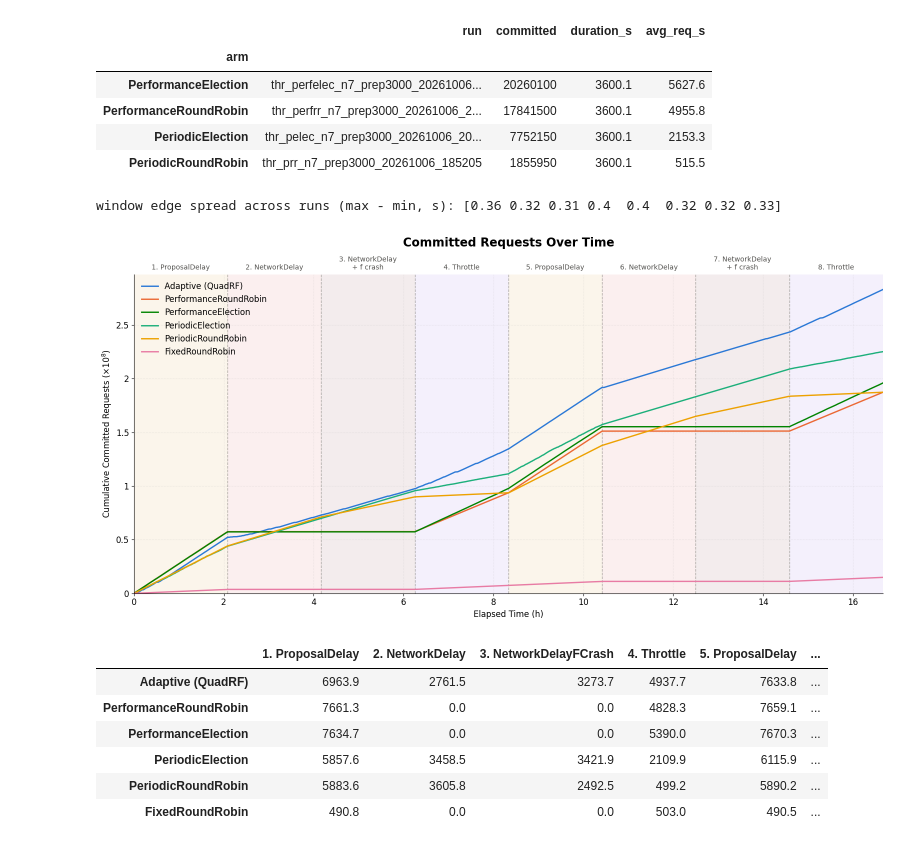
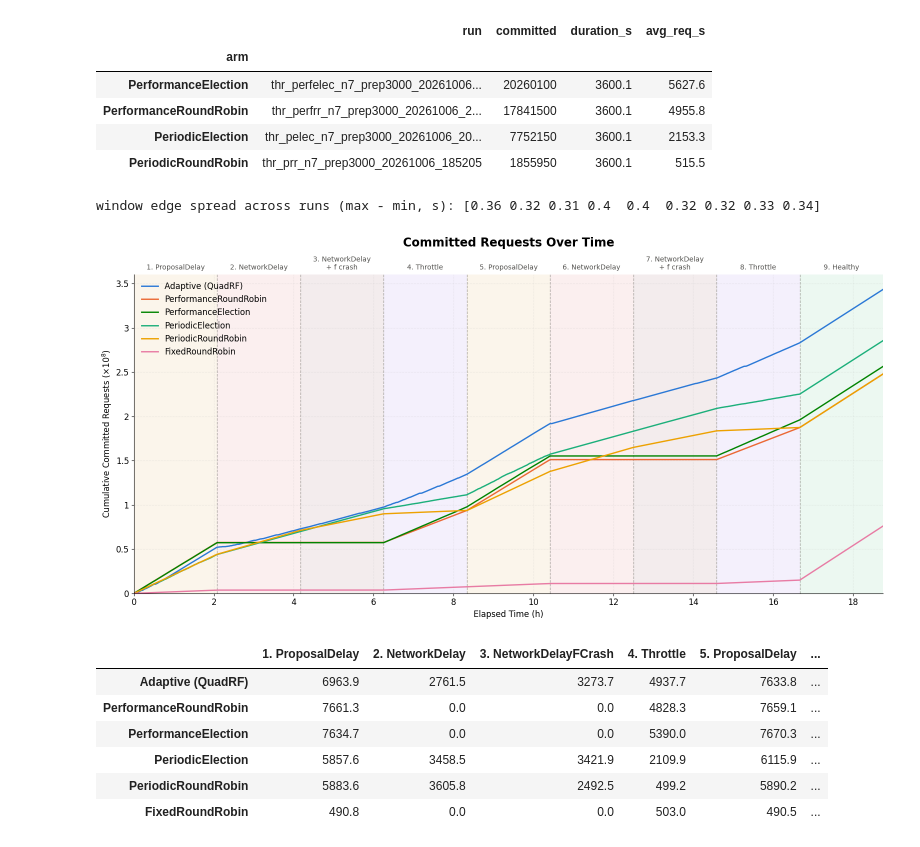
Before and after one commit to Michael112233/pbft, a Jupyter notebook: plot_tps_series.ipynb, the cells around one changed output. Cells and saved outputs as stored; diff of their text form; code cells hidden in the pictures.

Commit message:
plot and skill

```diff
--- a/plot_tps_series.ipynb
+++ b/plot_tps_series.ipynb
@@ -1628,7 +1628,7 @@ ms_runs = [  # (label, run dir, color) - color follows the action across the not
     ("FixedRoundRobin",       "baseline_frr_locked_20261010_175957",  "#e87ba4"),
 ]
 ms_n_windows = 9
-ms_last_window = 8  # show windows 1..ms_last_window (1-9), e.g. 8 to stop before Healthy
+ms_last_window = 9  # show windows 1..ms_last_window (1-9), e.g. 8 to stop before Healthy
 assert 1 <= ms_last_window <= ms_n_windows, ms_last_window
 # scenario_bg_combined's colors (combined-baselines cell above) plus Throttle
 ms_scenario_bg = {"Healthy": "#22C55E", "ProposalDelay": "#F59E0B", "NetworkDelay": "#EF4444",
@@ -1682,35 +1682,35 @@ for k, (t0, t1) in enumerate(zip(ms_edges[:-1], ms_edges[1:])):
 for t in ms_edges[1:-1]:
     ax.axvline(t, color="#898781", linestyle="--", linewidth=1.0, alpha=0.7)
 for fr in ms_frames:
     ax.plot(fr["cum"]["elapsed_sec"], fr["cum"]["committed_total"], color=fr["color"], linewidth=2.0,
             label=fr["label"])
 
 ax.set_title("Committed Requests Over Time",
              fontsize=17, weight="bold", pad=40)
 ax.set_xlabel("Elapsed Time (h)")
 ax.set_ylabel(r"Cumulative Committed Requests ($\times10^8$)")
 ax.set_xlim(0, ms_edges[-1])
 ax.set_ylim(bottom=0)
 ax.xaxis.set_major_locator(mticker.MultipleLocator(7200))
 ax.xaxis.set_major_formatter(mticker.FuncFormatter(lambda v, _: f"{v / 3600:g}"))
 # exponent goes in the y label: the axis-top "×10^8" offset text collides with window 1's label
 ax.yaxis.set_major_formatter(mticker.FuncFormatter(lambda v, _: f"{v / 1e8:g}"))
 ax.legend(loc="upper left", frameon=False)
 plt.tight_layout()
 plt.show()
 
 # Mean req/s per window (each run's own edges), total committed, and Adaptive's lead.
 ms_table = pd.DataFrame(
     {fr["label"]: fr["committed"] / np.diff(fr["edges"]) for fr in ms_frames},
     index=[f"{k + 1}. {n}" for k, n in enumerate(ms_names)],
 ).T
 ms_table["total committed (M)"] = [fr["total"] / 1e6 for fr in ms_frames]
 adaptive_total = ms_frames[0]["total"]
 ms_table["Adaptive lead (%)"] = [(adaptive_total / fr["total"] - 1) * 100 for fr in ms_frames]
 ms_table.round(1)
 # %% [output]
-window edge spread across runs (max - min, s): [0.36 0.32 0.31 0.4  0.4  0.32 0.32 0.33]
+window edge spread across runs (max - min, s): [0.36 0.32 0.31 0.4  0.4  0.32 0.32 0.33 0.34]
-[figure, old version]
+[figure, new version]
 |  | 1. ProposalDelay | 2. NetworkDelay | 3. NetworkDelayFCrash | 4. Throttle | 5. ProposalDelay | ... |
 | Adaptive (QuadRF) | 6963.9 | 2761.5 | 3273.7 | 4937.7 | 7633.8 | ... |
 | PerformanceRoundRobin | 7661.3 | 0.0 | 0.0 | 4828.3 | 7659.1 | ... |
```
Also changed, not shown: parts of 2 cells of this notebook, 1 other file.
